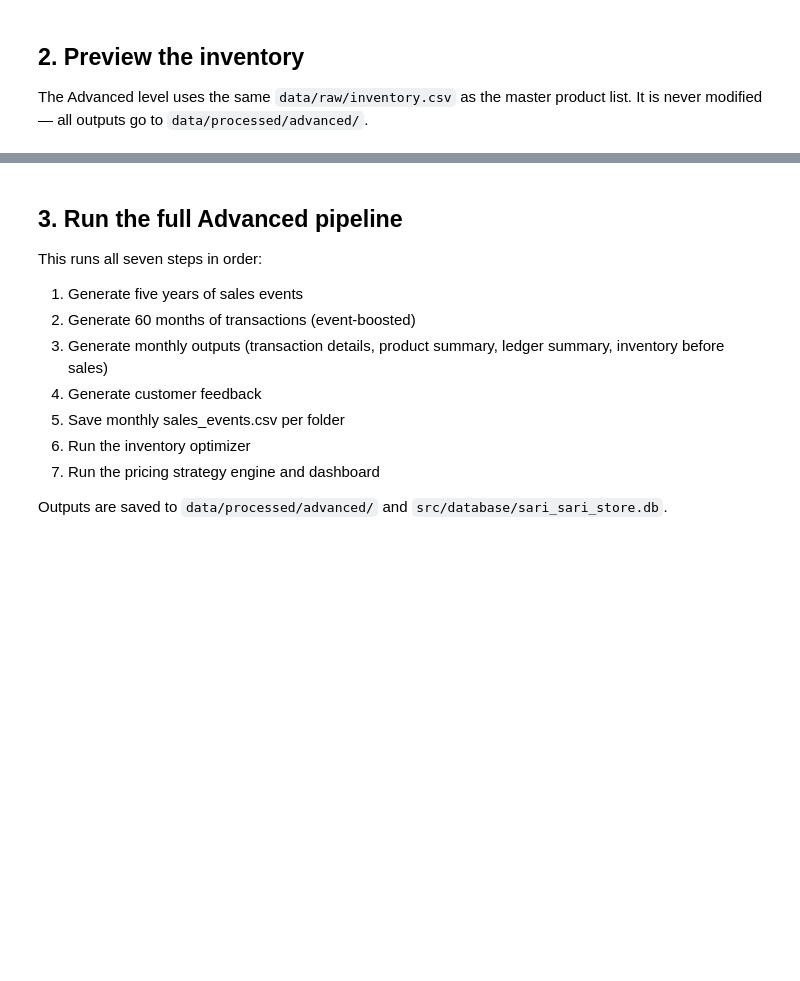
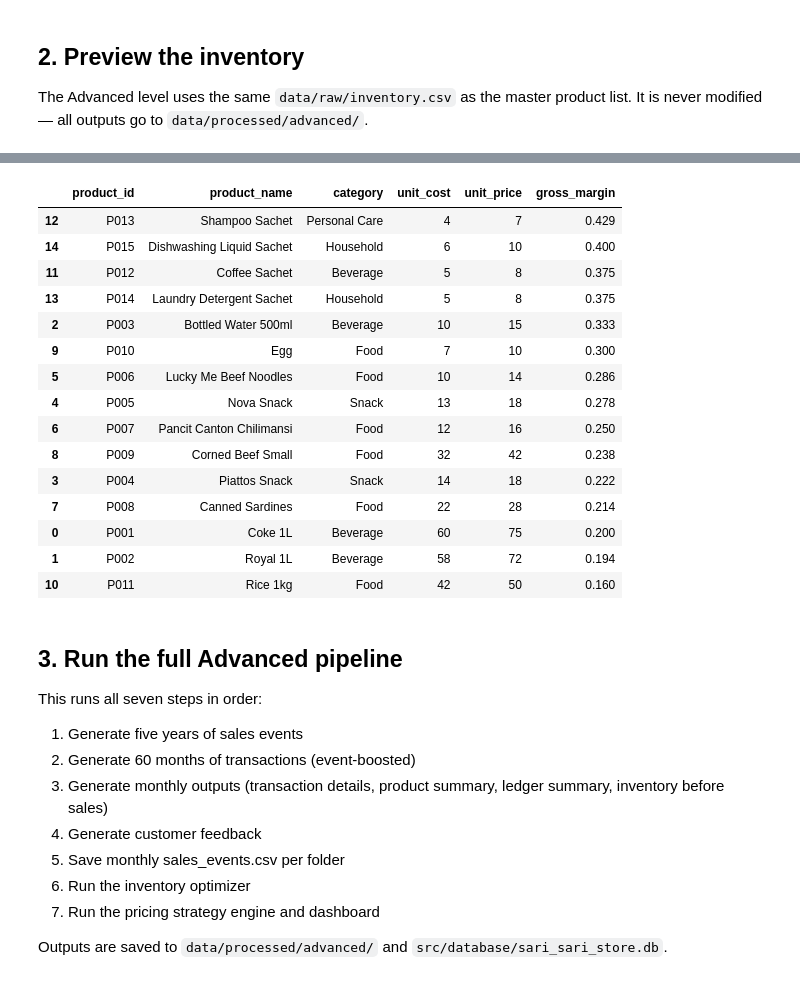
Before and after one commit to johnlagac/LT6_Final_Project, a Jupyter notebook: notebooks/advanced_demo.ipynb, the cells around one changed output, grey strips where cells are left out. Saved outputs shown, nothing was run; the diff lists cells and outputs as text; code cells hidden in the pictures; blank space fills up the shorter version.

```diff
--- a/notebooks/advanced_demo.ipynb
+++ b/notebooks/advanced_demo.ipynb
@@ -64,11 +116,31 @@ display(inventory_raw)
 # %%
 # Quick margin check — used by the pricing strategy engine
+inventory_raw['unit_cost']  = pd.to_numeric(inventory_raw['unit_cost'],  errors='coerce')
+inventory_raw['unit_price'] = pd.to_numeric(inventory_raw['unit_price'], errors='coerce')
+
 inventory_raw['gross_margin'] = (
     (inventory_raw['unit_price'] - inventory_raw['unit_cost']) / inventory_raw['unit_price']
 ).round(3)
 
 display(inventory_raw[['product_id','product_name','category','unit_cost','unit_price','gross_margin']]
         .sort_values('gross_margin', ascending=False))
+# %% [output]
+|  | product_id | product_name | category | unit_cost | unit_price | gross_margin |
+| 12 | P013 | Shampoo Sachet | Personal Care | 4 | 7 | 0.429 |
+| 14 | P015 | Dishwashing Liquid Sachet | Household | 6 | 10 | 0.400 |
+| 11 | P012 | Coffee Sachet | Beverage | 5 | 8 | 0.375 |
+| 13 | P014 | Laundry Detergent Sachet | Household | 5 | 8 | 0.375 |
+| 2 | P003 | Bottled Water 500ml | Beverage | 10 | 15 | 0.333 |
+| 9 | P010 | Egg | Food | 7 | 10 | 0.300 |
+| 5 | P006 | Lucky Me Beef Noodles | Food | 10 | 14 | 0.286 |
+| 4 | P005 | Nova Snack | Snack | 13 | 18 | 0.278 |
+| 6 | P007 | Pancit Canton Chilimansi | Food | 12 | 16 | 0.250 |
+| 8 | P009 | Corned Beef Small | Food | 32 | 42 | 0.238 |
+| 3 | P004 | Piattos Snack | Snack | 14 | 18 | 0.222 |
+| 7 | P008 | Canned Sardines | Food | 22 | 28 | 0.214 |
+| 0 | P001 | Coke 1L | Beverage | 60 | 75 | 0.200 |
+| 1 | P002 | Royal 1L | Beverage | 58 | 72 | 0.194 |
+| 10 | P011 | Rice 1kg | Food | 42 | 50 | 0.160 |
 # %% [markdown]
 ## 3. Run the full Advanced pipeline
 
```
Also changed, not shown: parts of 7 cells of this notebook.
